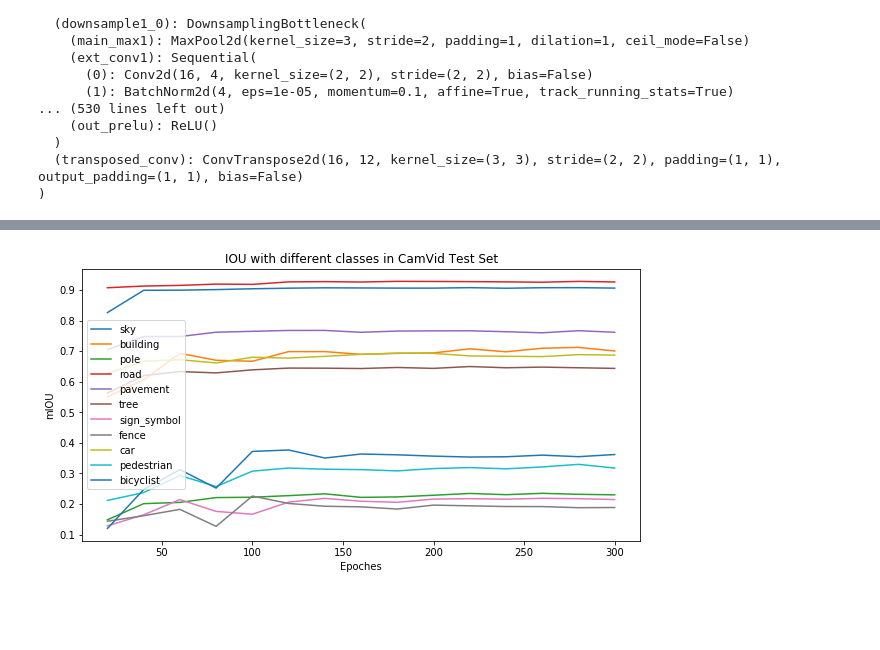
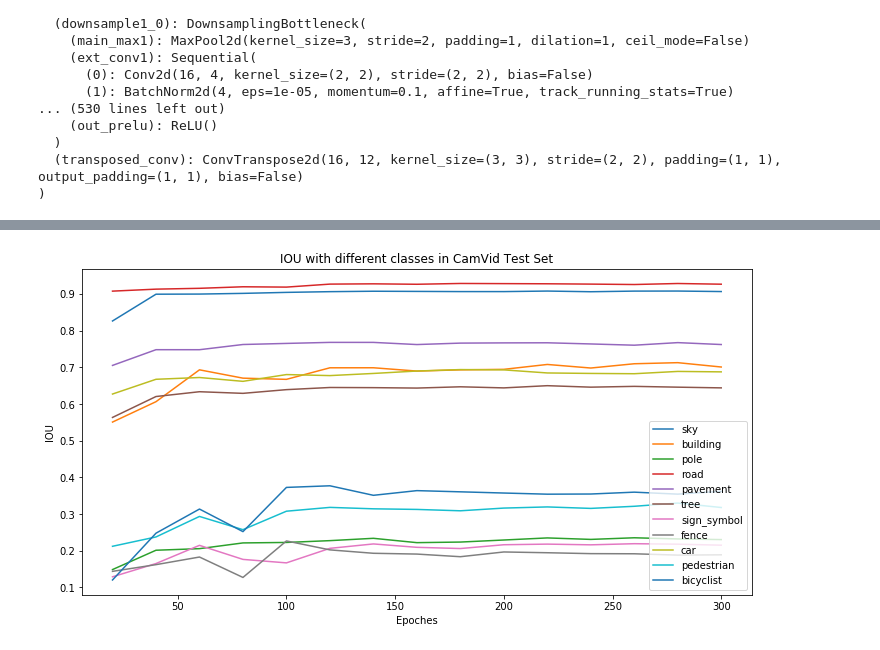
Before and after one commit to COMP6248-Reproducability-Challenge/DeepLearningSegmentation, a Jupyter notebook: ENet_test_camvid.ipynb, the cells around one changed output, grey strips where cells are left out. Drawn from its saved outputs; the diff is of its cells as text; code cells hidden in the pictures; blank space fills up the shorter version.

```diff
--- a/ENet_test_camvid.ipynb
+++ b/ENet_test_camvid.ipynb
@@ -38,6 +38,8 @@ ENet(
   (transposed_conv): ConvTranspose2d(16, 12, kernel_size=(3, 3), stride=(2, 2), padding=(1, 1), output_padding=(1, 1), bias=False)
 )
 # %%
+device = "cuda:0"
+
 class Test:
     def __init__(self, model, data_loader, criterion, metric, device):
         self.model = model
@@ -95,7 +97,7 @@ def test(model, test_loader, class_weights, class_encoding):
     for key, class_iou in zip(class_encoding.keys(), iou):
         print("{0}: {1:.4f}".format(key, class_iou))
 
-    return miou, iou
+    return loss, miou, iou
 # %%
 def test_enet_camvid(save_dir, model_name_list):
     dataset_dir = 'dataset/camvid/'
@@ -147,6 +149,7 @@ def test_enet_camvid(save_dir, model_name_list):
     ignore_index = list(class_encoding).index('unlabeled')
     class_weights[ignore_index] = 0
 
+    loss_list = []
     miou_list = []
     iou_list = []
 
@@ -157,13 +160,14 @@ def test_enet_camvid(save_dir, model_name_list):
         # Load the previoulsy saved model state to the ENet model
         model = utils.load_checkpoint(model, optimizer, save_dir, model_name)[0]
 
-        miou, iou = test(model, test_loader, class_weights, class_encoding)
+        loss, miou, iou = test(model, test_loader, class_weights, class_encoding)
         print('The model_name is: ',model_name)
 
-
+        loss_list.append(loss)
         miou_list.append(miou)
         iou_list.append(iou)
-    return miou_list, iou_list
+
+    return loss_list, miou_list, iou_list
 # %%
 model_name_list = []
 for i in range(15):
@@ -209,7 +213,7 @@ bicyclist: 0.3626
 unlabeled: nan
 The model_name is:  enet_300
 # %%
-miou_batch5_lr8_list, iou_batch5_lr8_list = test_enet_camvid('save/eNet_camvid_batch5_lr8_save/',model_name_list)
+loss_batch5_lr8_list, miou_batch5_lr8_list, iou_batch5_lr8_list = test_enet_camvid('save/eNet_camvid_batch5_lr8_save/',model_name_list)
 # %% [output]
 Testing...
 
@@ -323,0 +328,20 @@ fig.savefig("CamVid_1.png")
+# %%
+%matplotlib inline
+import matplotlib.pyplot as plt
+time_list = []
+for i in range(15):
+    time_list.append((i+1)*20)
+
+fig = plt.figure(figsize=(12,6))
+ax1 = fig.add_subplot(111)
+ax1.plot(time_list,loss_batch10_list, label="batch size = 10; learning rate = 0.0005")
+ax1.plot(time_list,loss_batch10_lr8_list, label="batch size = 10; learning rate = 0.0008")
+ax1.plot(time_list,loss_batch10_lr2_list, label="batch size = 10; learning rate = 0.0002")
+ax1.plot(time_list,loss_batch5_list, label="batch size = 5; learning rate = 0.0005")
+ax1.plot(time_list,loss_batch5_lr8_list, label="batch size = 5; learning rate = 0.0008")
+ax1.set_xlabel("Epoches")
+ax1.set_ylabel("Loss")
+ax1.set_title("Loss with different batch size and learning rate in the CamVid Test Set")
+plt.legend(loc='lower right')
+# plt.show()
+fig.savefig("CamVid_2.png")
@@ -324,31 +350,31 @@ fig.savefig("CamVid_1.png")
 # %%
 %matplotlib inline
 import matplotlib.pyplot as plt
 time_list = []
 for i in range(15):
     time_list.append((i+1)*20)
 
 import numpy as np
 iou_batch10 = np.array(iou_batch5_lr8_list).T
 
-fig = plt.figure(figsize=(10,5))
+fig = plt.figure(figsize=(12,6))
 ax1 = fig.add_subplot(111)
 ax1.plot(time_list,iou_batch10[0], label="sky")
 ax1.plot(time_list,iou_batch10[1], label="building")
 ax1.plot(time_list,iou_batch10[2], label="pole")
 ax1.plot(time_list,iou_batch10[3], label="road")
 ax1.plot(time_list,iou_batch10[4], label="pavement")
 ax1.plot(time_list,iou_batch10[5], label="tree")
 ax1.plot(time_list,iou_batch10[6], label="sign_symbol")
 ax1.plot(time_list,iou_batch10[7], label="fence")
 ax1.plot(time_list,iou_batch10[8], label="car")
 ax1.plot(time_list,iou_batch10[9], label="pedestrian")
 ax1.plot(time_list,iou_batch10[10], label="bicyclist")
 ax1.set_xlabel("Epoches")
-ax1.set_ylabel("mIOU")
+ax1.set_ylabel("IOU")
 ax1.set_title("IOU with different classes in CamVid Test Set")
-plt.legend(loc=0)
+plt.legend(loc='lower right')
 # plt.show()
-fig.savefig("CamVid_2.png")
+fig.savefig("CamVid_3.png")
 # %% [output]
-[figure, old version]
+[figure, new version]
```
Also changed, not shown: parts of 8 cells of this notebook.
